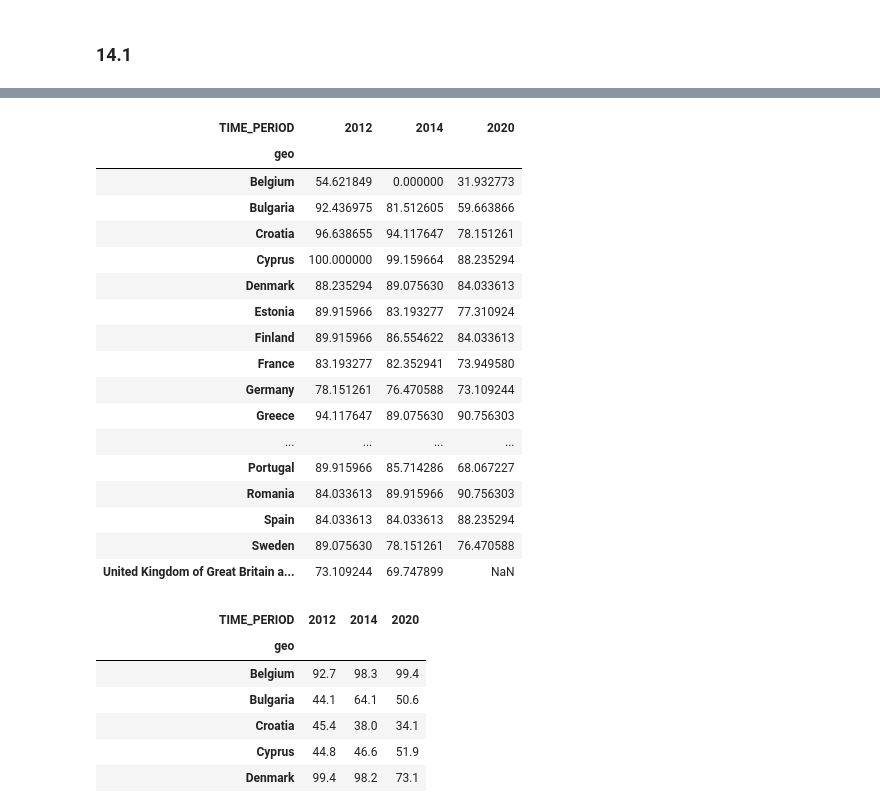
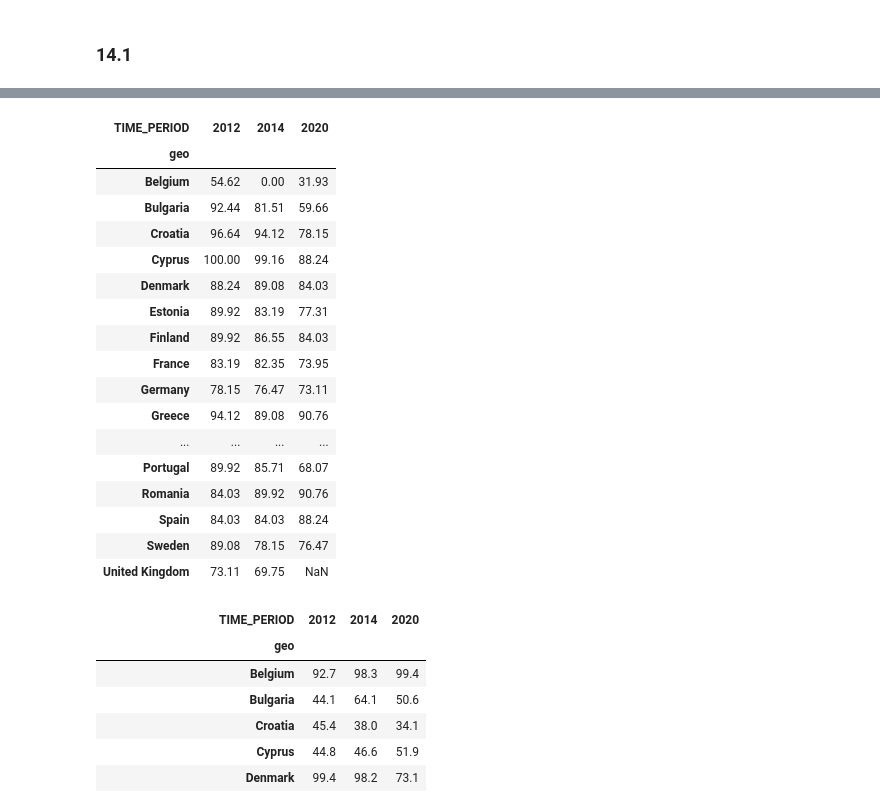
Before and after one commit to isaldiviagonzatti/sdg14, a Jupyter notebook: code/exploreSDG14.ipynb, the cells around one changed output, grey strips where cells are left out. Drawn from its saved outputs; the diff is of its cells as text; code cells hidden in the pictures.

```diff
--- a/code/exploreSDG14.ipynb
+++ b/code/exploreSDG14.ipynb
@@ -97,6 +105,7 @@ country_to_abbrev = {
     "Gabon": "GA",
     "United Kingdom of Great Britain and Northern Ireland": "UK", #original is GB, Eurostat uses UK
     "United Kingdom of GB": "GB",
+    "United Kingdom": "UK", #original is United Kingdom of GB, OECD uses United Kingdom
     "Grenada": "GD",
     "Georgia": "GE",
     "French Guiana": "GF",
@@ -277,7 +286,7 @@ abbrev_to_country = dict(map(reversed, country_to_abbrev.items()))
 countries=['Belgium','Bulgaria','Cyprus', 'Greece','Germany','Croatia','Italy',
            'Denmark','Estonia','Spain','Finland','France','Ireland','Lithuania',
            'Latvia','Malta','Netherlands','Poland','Portugal', 'Romania',
-           'Sweden','United Kingdom of Great Britain and Northern Ireland']
+           'Sweden','United Kingdom of Great Britain and Northern Ireland', 'United Kingdom']
 # %%
 countryAbb = [x if x not in country_to_abbrev else country_to_abbrev[x] for x in countries]
 # %% [markdown]
@@ -352,37 +405,37 @@ sdg14EZZ
 # %%
 # Plastic Waste kg/ha, Eurostat
 # https://ec.europa.eu/eurostat/databrowser/view/ENV_WASGEN/
 
 wasteG = pd.read_csv(os.path.join(data_path,'env_wasgen.csv')) #read file
 wasteG = wasteG[wasteG['geo'].isin(countryAbb)] #filter countries
 wasteG['geo'] = wasteG['geo'].map(abbrev_to_country).fillna(wasteG['geo']) #change abb to name
 wasteG  = wasteG[wasteG['unit']=='KG_HAB'].pivot_table(columns='TIME_PERIOD',
                                  index='geo', values='OBS_VALUE', aggfunc='mean') #pivot table
 
 mr = wasteG.columns[-1] # most recent year
-wasteG
+
 #maxMin transformation as (x-max)/(max-min) * 100 --> converts to 0-100 scale with 0=worst, 100=best
-(wasteG[[2012, 2014, mr]].max().max() - wasteG[[2012,2014, mr]])/(wasteG[[2012,2014, mr]].max().max()
-                                                                   - wasteG[[2012,2014, mr]].min().min())*100
+((wasteG.loc[:,'2012':mr].max().max() - wasteG[[2012,2014, mr]])/(wasteG.loc[:,'2012':mr].max().max()
+                                                                   - wasteG[[2012,2014, mr]].min().min())*100).round(2)
 # %% [output]
 | TIME_PERIOD | 2012 | 2014 | 2020 |
 | geo |  |  |  |
-| Belgium | 54.621849 | 0.000000 | 31.932773 |
-| Bulgaria | 92.436975 | 81.512605 | 59.663866 |
-| Croatia | 96.638655 | 94.117647 | 78.151261 |
-| Cyprus | 100.000000 | 99.159664 | 88.235294 |
-| Denmark | 88.235294 | 89.075630 | 84.033613 |
-| Estonia | 89.915966 | 83.193277 | 77.310924 |
-| Finland | 89.915966 | 86.554622 | 84.033613 |
-| France | 83.193277 | 82.352941 | 73.949580 |
-| Germany | 78.151261 | 76.470588 | 73.109244 |
-| Greece | 94.117647 | 89.075630 | 90.756303 |
+| Belgium | 54.62 | 0.00 | 31.93 |
+| Bulgaria | 92.44 | 81.51 | 59.66 |
+| Croatia | 96.64 | 94.12 | 78.15 |
+| Cyprus | 100.00 | 99.16 | 88.24 |
+| Denmark | 88.24 | 89.08 | 84.03 |
+| Estonia | 89.92 | 83.19 | 77.31 |
+| Finland | 89.92 | 86.55 | 84.03 |
+| France | 83.19 | 82.35 | 73.95 |
+| Germany | 78.15 | 76.47 | 73.11 |
+| Greece | 94.12 | 89.08 | 90.76 |
 | ... | ... | ... | ... |
-| Portugal | 89.915966 | 85.714286 | 68.067227 |
-| Romania | 84.033613 | 89.915966 | 90.756303 |
-| Spain | 84.033613 | 84.033613 | 88.235294 |
-| Sweden | 89.075630 | 78.151261 | 76.470588 |
-| United Kingdom of Great Britain a... | 73.109244 | 69.747899 | NaN |
+| Portugal | 89.92 | 85.71 | 68.07 |
+| Romania | 84.03 | 89.92 | 90.76 |
+| Spain | 84.03 | 84.03 | 88.24 |
+| Sweden | 89.08 | 78.15 | 76.47 |
+| United Kingdom | 73.11 | 69.75 | NaN |
 # %%
 # Recovery rates for packaging waste, Plastic Packaging, Percentage, Eurostat
 # https://ec.europa.eu/eurostat/databrowser/view/ten00062/
```
Also changed, not shown: parts of 25 cells of this notebook, 1 other file.
